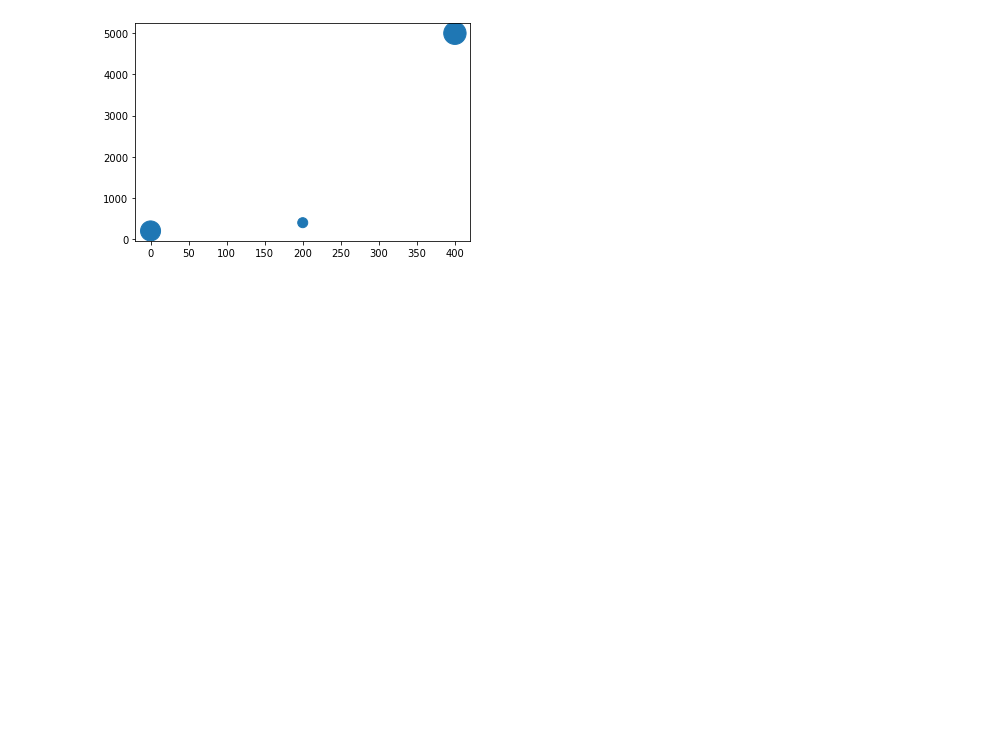
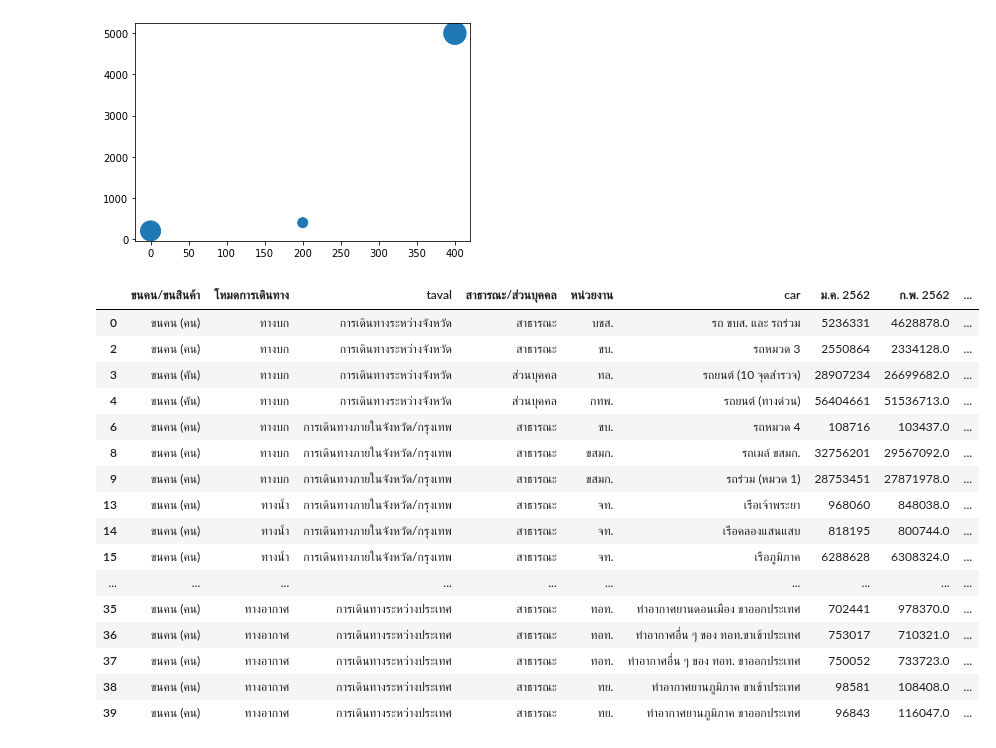
Before and after one commit to jiriyaporn/data_viz, a Jupyter notebook: Visualize_Table_Data(02).ipynb, the cells around one changed output. Saved outputs shown, nothing was run; the diff lists cells and outputs as text; code cells hidden in the pictures; blank space fills up the shorter version.

```diff
--- a/Visualize_Table_Data(02).ipynb
+++ b/Visualize_Table_Data(02).ipynb
@@ -182,4 +182,25 @@ plt.scatter ([0,400,200], [200,5000,400],s=[400,500,100] )
 # %% [output]
 <matplotlib.collections.PathCollection at 0x...>
 [figure]
+# %%
+data1 = data.rename(columns={'รูปแบบการเดินทาง':'taval','ยานพาหนะ/ท่า':'car'})
+data1
+# %% [output]
+|  | ขนคน/ขนสินค้า | โหมดการเดินทาง | taval | สาธารณะ/ส่วนบุคคล | หน่วยงาน | car | ม.ค. 2562 | ก.พ. 2562 | ... |
+| 0 | ขนคน (คน) | ทางบก | การเดินทางระหว่างจังหวัด | สาธารณะ | บขส. | รถ ขบส. และ รถร่วม | 5236331 | 4628878.0 | ... |
+| 2 | ขนคน (คน) | ทางบก | การเดินทางระหว่างจังหวัด | สาธารณะ | ขบ. | รถหมวด 3 | 2550864 | 2334128.0 | ... |
+| 3 | ขนคน (คัน) | ทางบก | การเดินทางระหว่างจังหวัด | ส่วนบุคคล | ทล. | รถยนต์ (10 จุดสำรวจ) | 28907234 | 26699682.0 | ... |
+| 4 | ขนคน (คัน) | ทางบก | การเดินทางระหว่างจังหวัด | ส่วนบุคคล | กทพ. | รถยนต์ (ทางด่วน) | 56404661 | 51536713.0 | ... |
+| 6 | ขนคน (คน) | ทางบก | การเดินทางภายในจังหวัด/กรุงเทพ | สาธารณะ | ขบ. | รถหมวด 4 | 108716 | 103437.0 | ... |
+| 8 | ขนคน (คน) | ทางบก | การเดินทางภายในจังหวัด/กรุงเทพ | สาธารณะ | ขสมก. | รถเมล์ ขสมก. | 32756201 | 29567092.0 | ... |
+| 9 | ขนคน (คน) | ทางบก | การเดินทางภายในจังหวัด/กรุงเทพ | สาธารณะ | ขสมก. | รถร่วม (หมวด 1) | 28753451 | 27871978.0 | ... |
+| 13 | ขนคน (คน) | ทางน้ำ | การเดินทางภายในจังหวัด/กรุงเทพ | สาธารณะ | จท. | เรือเจ้าพระยา | 968060 | 848038.0 | ... |
+| 14 | ขนคน (คน) | ทางน้ำ | การเดินทางภายในจังหวัด/กรุงเทพ | สาธารณะ | จท. | เรือคลองแสนแสบ | 818195 | 800744.0 | ... |
+| 15 | ขนคน (คน) | ทางน้ำ | การเดินทางภายในจังหวัด/กรุงเทพ | สาธารณะ | จท. | เรือภูมิภาค | 6288628 | 6308324.0 | ... |
+| ... | ... | ... | ... | ... | ... | ... | ... | ... | ... |
+| 35 | ขนคน (คน) | ทางอากาศ | การเดินทางระหว่างประเทศ | สาธารณะ | ทอท. | ท่าอากาศยานดอนเมือง ขาออกประเทศ | 702441 | 978370.0 | ... |
+| 36 | ขนคน (คน) | ทางอากาศ | การเดินทางระหว่างประเทศ | สาธารณะ | ทอท. | ท่าอากาศอื่น ๆ ของ ทอท.ขาเข้าประเทศ | 753017 | 710321.0 | ... |
+| 37 | ขนคน (คน) | ทางอากาศ | การเดินทางระหว่างประเทศ | สาธารณะ | ทอท. | ท่าอากาศอื่น ๆ ของ ทอท. ขาออกประเทศ | 750052 | 733723.0 | ... |
+| 38 | ขนคน (คน) | ทางอากาศ | การเดินทางระหว่างประเทศ | สาธารณะ | ทย. | ท่าอากาศยานภูมิภาค ขาเข้าประเทศ | 98581 | 108408.0 | ... |
+| 39 | ขนคน (คน) | ทางอากาศ | การเดินทางระหว่างประเทศ | สาธารณะ | ทย. | ท่าอากาศยานภูมิภาค ขาออกประเทศ | 96843 | 116047.0 | ... |
 # %%
```
Also changed, not shown: parts of 5 cells of this notebook.
